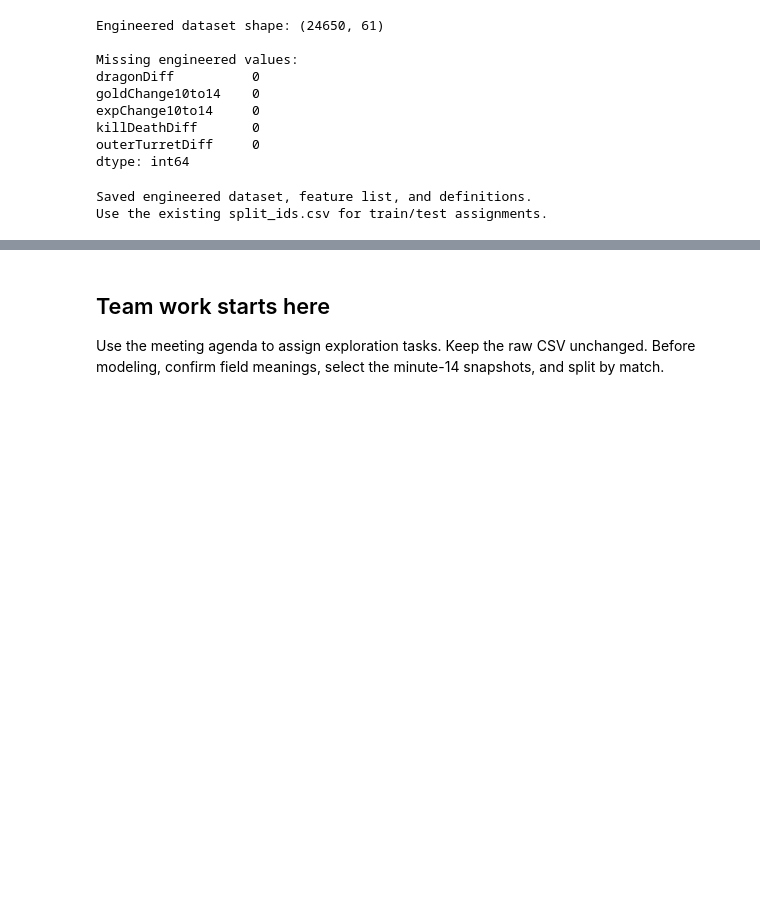
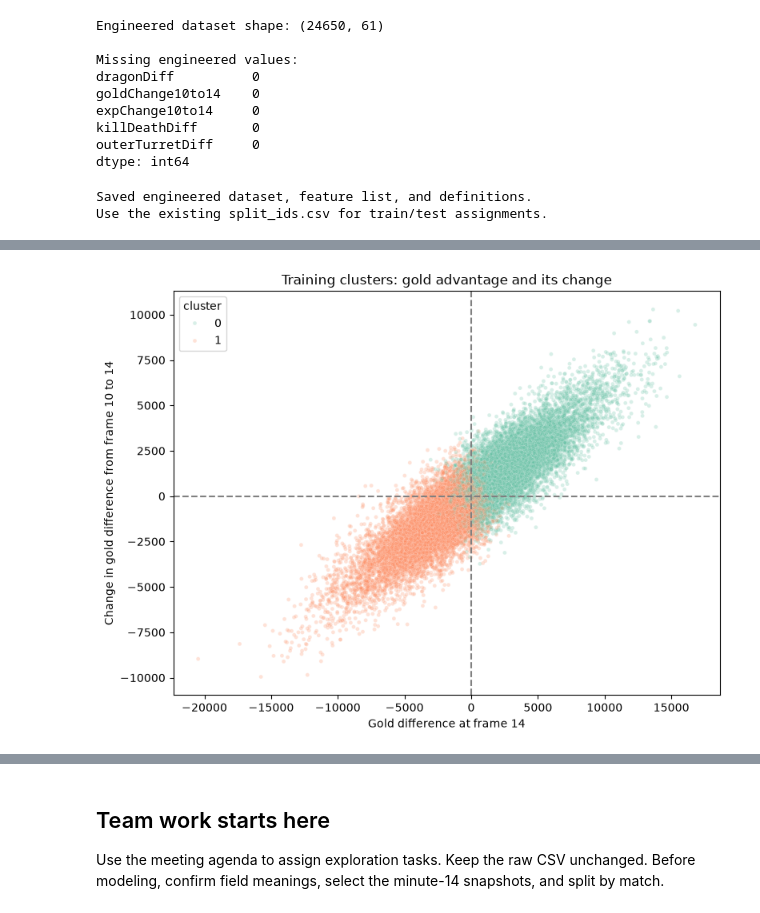
Before and after one commit to isaacchoi031014/CS-363M-ML-Project, a Jupyter notebook: notebooks/01_data_exploration.ipynb, the cells around one changed output, grey strips where cells are left out. Drawn from its saved outputs; the diff is of its cells as text; code cells hidden in the pictures; blank space fills up the shorter version.

Commit message:
Complete data exploration, feature engineering, and clustering

```diff
--- a/notebooks/01_data_exploration.ipynb
+++ b/notebooks/01_data_exploration.ipynb
@@ -699,0 +754,35 @@ Use the existing split_ids.csv for train/test assignments.
+# %%
+cluster_model = KMeans(
+    n_clusters=2, random_state=42, n_init=10
+)
+
+cluster_train["cluster"] = cluster_model.fit_predict(cluster_X)
+
+# Describe clusters using features in their original units
+groups = cluster_train.groupby("cluster")
+
+cluster_profile = groups[cluster_features].mean()
+cluster_profile.insert(0, "matches", groups.size())
+cluster_profile["win_rate_percent"] = groups["hasWon"].mean() * 100
+
+display(cluster_profile.round(2))
+
+# Show a two-dimensional view of the six-feature clustering
+plt.figure(figsize=(8, 6))
+sns.scatterplot(
+    data=cluster_train,
+    x="goldDiff",
+    y="goldChange10to14",
+    hue="cluster",
+    palette="Set2",
+    alpha=0.25,
+    s=12
+)
+plt.axhline(0, color="gray", linestyle="--")
+plt.axvline(0, color="gray", linestyle="--")
+plt.title("Training clusters: gold advantage and its change")
+plt.xlabel("Gold difference at frame 14")
+plt.ylabel("Change in gold difference from frame 10 to 14")
+plt.tight_layout()
+plt.show()
+# %% [output]
@@ -699,0 +793 @@ Use the existing split_ids.csv for train/test assignments.
+[figure, added]
```
Also changed, not shown: parts of 9 cells of this notebook, 8 other files.
